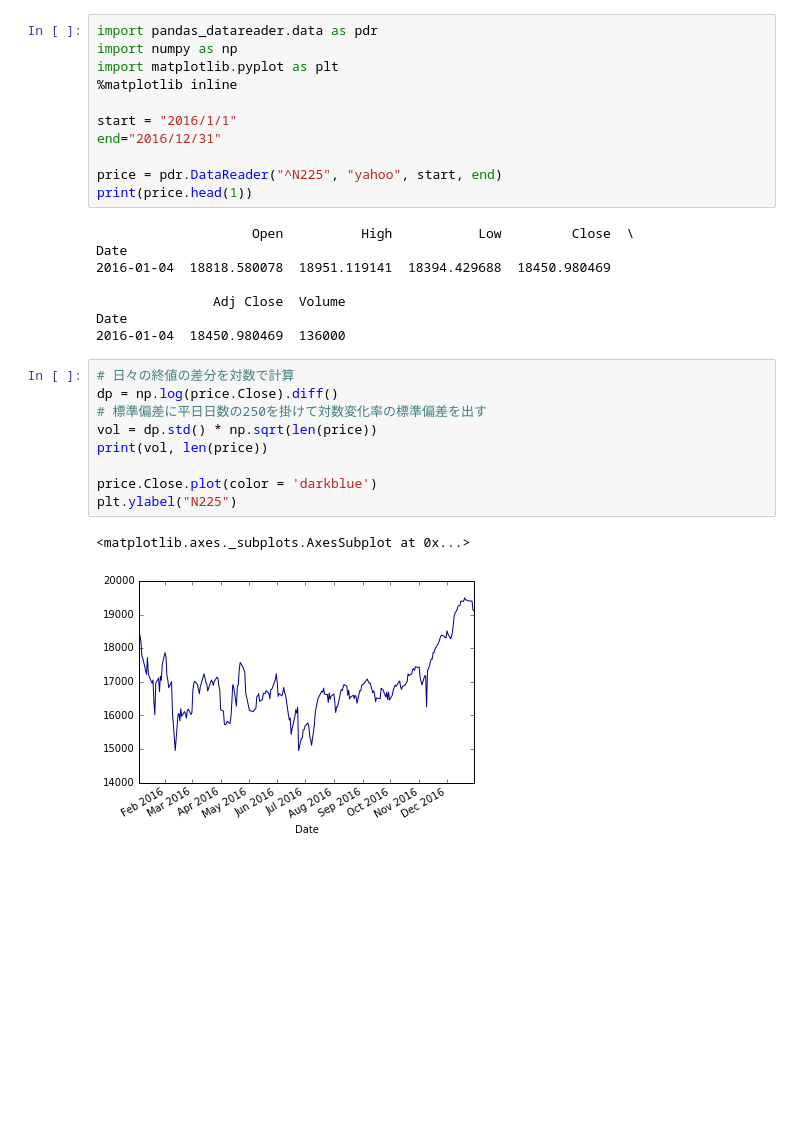
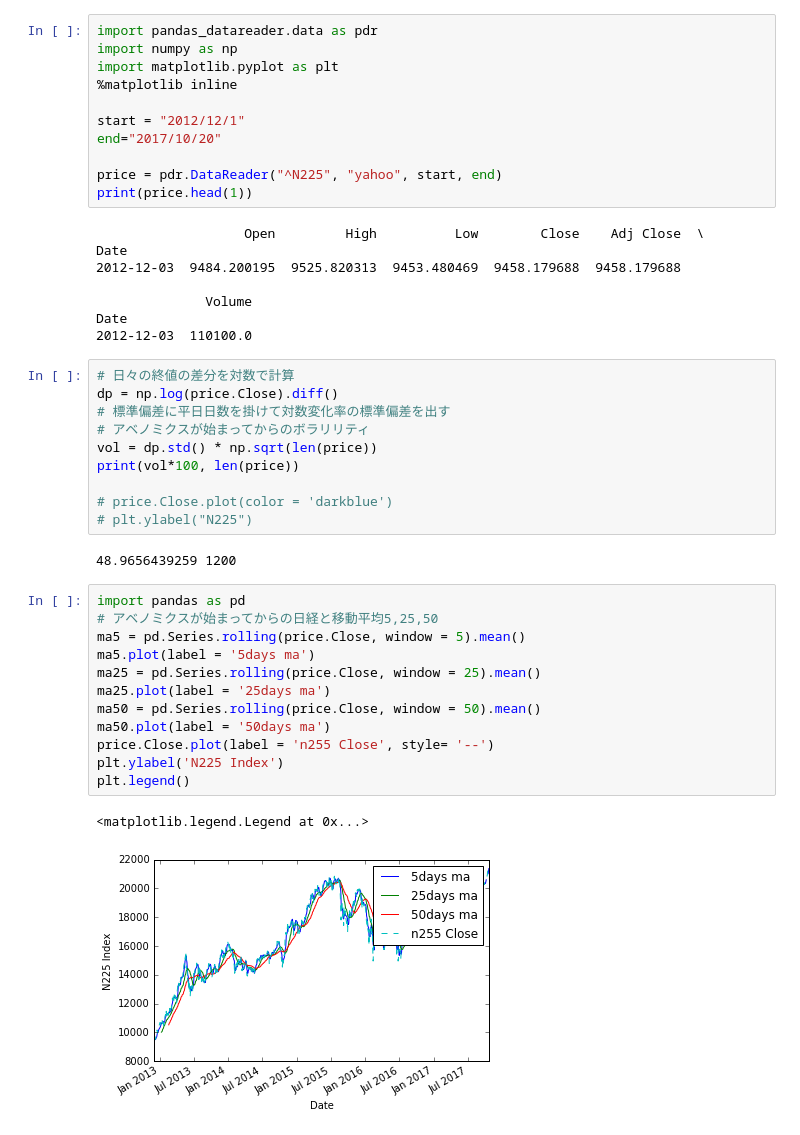
Before and after one commit to ichiwa/hft, a Jupyter notebook: tutorial-3.ipynb, the cells around one changed output. Cells and saved outputs as stored; diff of their text form; blank space fills up the shorter version.

```diff
--- a/tutorial-3.ipynb
+++ b/tutorial-3.ipynb
@@ -4,28 +4,43 @@ import numpy as np
 import matplotlib.pyplot as plt
 %matplotlib inline
 
-start = "2016/1/1"
-end="2016/12/31"
+start = "2012/12/1"
+end="2017/10/20"
 
 price = pdr.DataReader("^N225", "yahoo", start, end)
 print(price.head(1))
 # %% [output]
-                    Open          High           Low         Close  \
+                   Open         High          Low        Close    Adj Close  \
 Date
-2016-01-04  18818.580078  18951.119141  18394.429688  18450.980469
+2012-12-03  9484.200195  9525.820313  9453.480469  9458.179688  9458.179688
 
-               Adj Close  Volume
+              Volume
 Date
-2016-01-04  18450.980469  136000
+2012-12-03  110100.0
 # %%
 # 日々の終値の差分を対数で計算
 dp = np.log(price.Close).diff()
-# 標準偏差に平日日数の250を掛けて対数変化率の標準偏差を出す
+# 標準偏差に平日日数を掛けて対数変化率の標準偏差を出す
+# アベノミクスが始まってからのボラリリティ
 vol = dp.std() * np.sqrt(len(price))
-print(vol, len(price))
+print(vol*100, len(price))
 
-price.Close.plot(color = 'darkblue')
-plt.ylabel("N225")
+# price.Close.plot(color = 'darkblue')
+# plt.ylabel("N225")
 # %% [output]
-<matplotlib.axes._subplots.AxesSubplot at 0x...>
+48.9656439259 1200
-[figure, removed]
+# %%
+import pandas as pd
+# アベノミクスが始まってからの日経と移動平均5,25,50
+ma5 = pd.Series.rolling(price.Close, window = 5).mean()
+ma5.plot(label = '5days ma')
+ma25 = pd.Series.rolling(price.Close, window = 25).mean()
+ma25.plot(label = '25days ma')
+ma50 = pd.Series.rolling(price.Close, window = 50).mean()
+ma50.plot(label = '50days ma')
+price.Close.plot(label = 'n255 Close', style= '--')
+plt.ylabel('N225 Index')
+plt.legend()
+# %% [output]
+<matplotlib.legend.Legend at 0x...>
+[figure, added]
```
Also changed, not shown: parts of 1 cell of this notebook, 2 other files.
